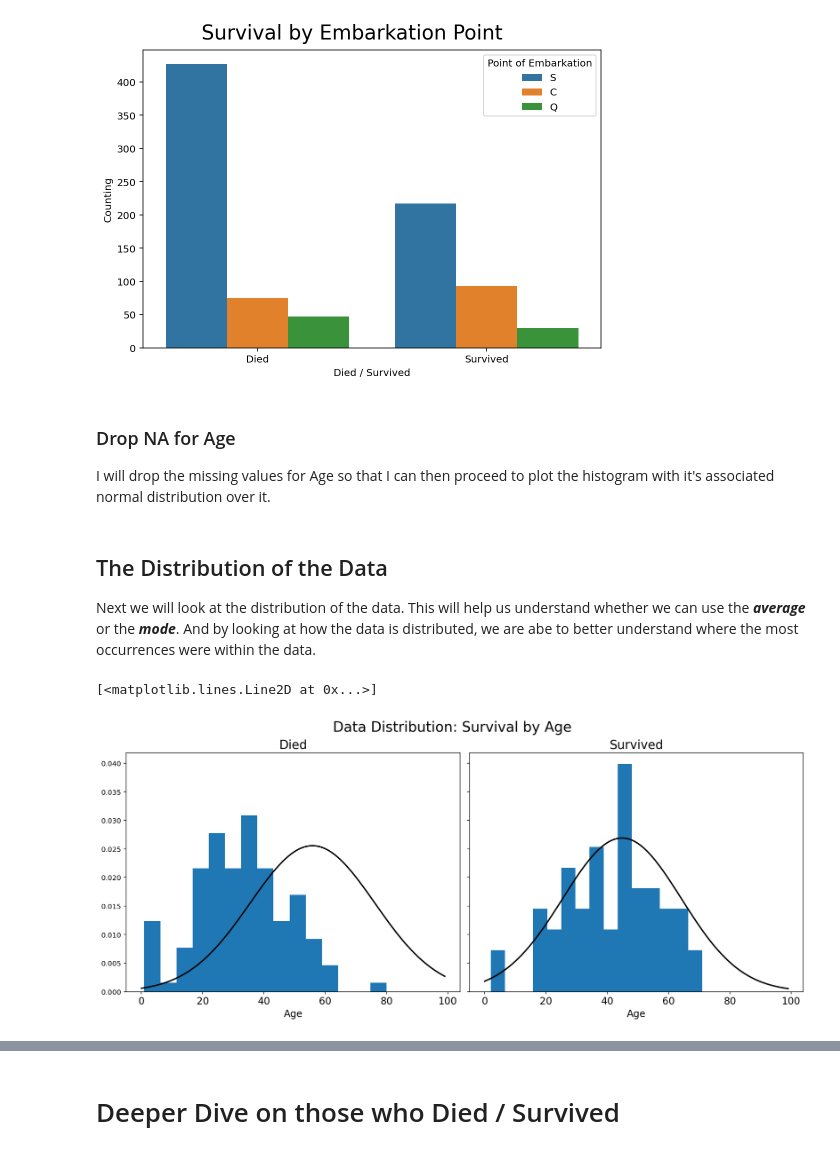
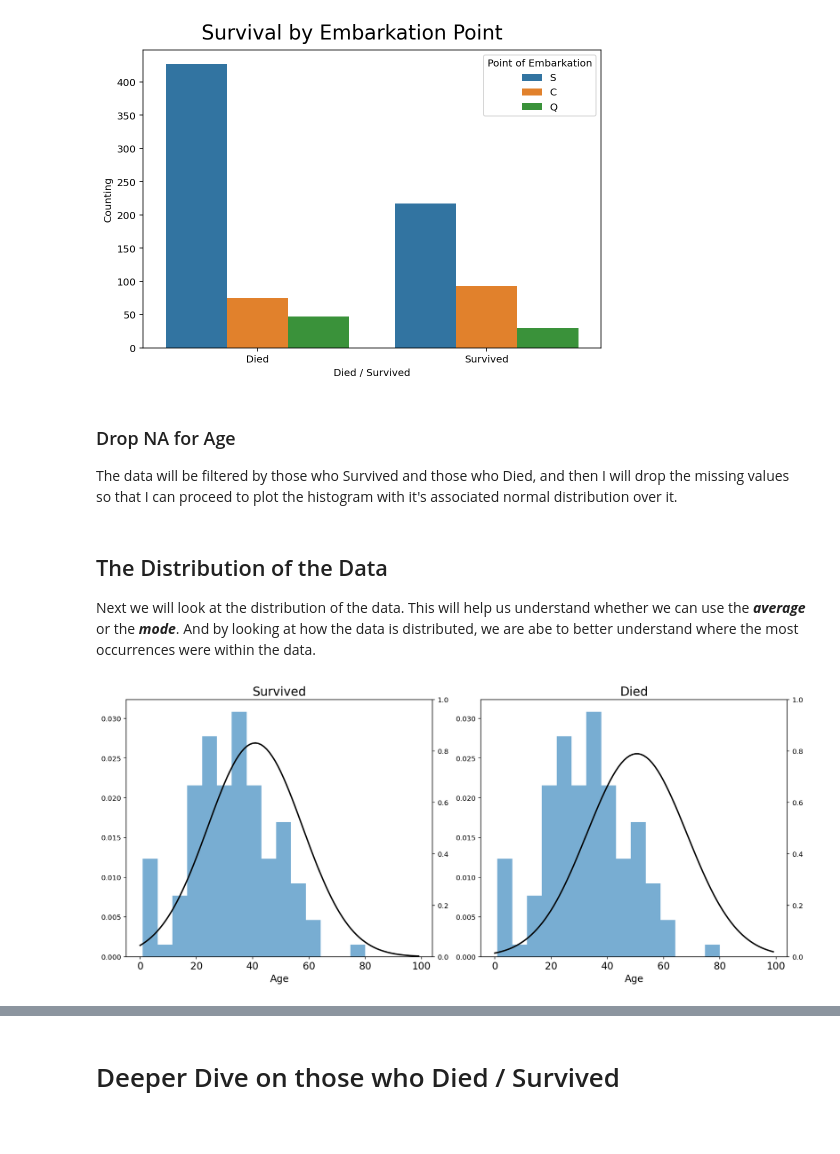
Before and after one commit to nizarhamood/Titanic, a Jupyter notebook: titanic.ipynb, the cells around one changed output, grey strips where cells are left out. Cells and saved outputs as stored; diff of their text form; code cells hidden in the pictures.

Commit message:
Added normal distribution to histogram subplots, now fixing the y-axis

```diff
--- a/titanic.ipynb
+++ b/titanic.ipynb
@@ -637,7 +637,7 @@ hue_countplot(
 [figure]
 # %% [markdown]
 ### Drop NA for Age
-I will drop the missing values for Age so that I can then proceed to plot the histogram with it's associated normal distribution over it.
+The data will be filtered by those who Survived and those who Died, and then I will drop the missing values so that I can proceed to plot the histogram with it's associated normal distribution over it.
 # %%
 age_surv_data = train.query('Survived == 1')
 age_surv_data = age_surv_data.dropna()
@@ -648,58 +648,45 @@ age_died_data = age_died_data.dropna()
 ## The Distribution of the Data
 Next we will look at the distribution of the data. This will help us understand whether we can use the <b><i>average</b></i> or the <b><i>mode</b></i>. And by looking at how the data is distributed, we are abe to better understand where the most occurrences were within the data.
 # %%
-
 # Data Column
 age_surv_data_col = age_surv_data['Age']
 age_died_data_col = age_died_data['Age']
 
-# Subplot formmating
-fig, axs = plt.subplots(nrows=1, ncols=2, figsize=(14,6), constrained_layout=True, sharey=True) # sharey (because the y-axis are shared)
+fig, (axs1, axs2) = plt.subplots(nrows=1, ncols=2, figsize=(14,6), constrained_layout=True, sharey=False) # sharey (because the y-axis are shared)
 
-# Normally distributed fitting of data
+
+# ax1: Histogram Parameters, Detailed formatting, Titles, Tick parameters, X Labels
+
+age_surv = axs1.hist(data = age_surv_data, x = 'Age', bins = 15, alpha = 0.6, density=True)
+axs1.set_title('Survived', fontsize=17.5)
+axs1.tick_params(axis = 'x', labelsize = 14)
+axs1.set_xlabel('Age', size = 14)
+axs1.twinx()
+
 mu_age_surv, std_age_surv = norm.fit(age_surv_data_col)
-mu_age_died, std_age_died = norm.fit(age_died_data_col)
 
-# Histogram Parameters
-age_surv = axs[0].hist(data = age_surv_data, x = 'Age', density = True, bins = 15)
-age_died = axs[1].hist(data = age_died_data, x = 'Age', density = True, bins = 15)
+xmin_surv, xmax_surv = plt.xlim()
+x_surv = np.linspace(xmin_surv, xmax_surv, 100)
+p_surv = norm.pdf(x_surv, mu_age_surv, std_age_surv)
 
-# Detailed formatting
-figtitle = fig.suptitle('Data Distribution: Survival by Age', fontsize = 20)
+axs1.plot(p_surv, 'k', linewidth = 2)
 
-# Titles
-axs[0].set_title('Died', fontsize=17.5)
-axs[1].set_title('Survived', fontsize=17.5)
+# ax2: Histogram Parameters, Detailed formatting, Titles, Tick parameters, X Labels
 
-# Tick parameters
-axs[0].tick_params(axis = 'x', labelsize = 14)
-axs[1].tick_params(axis = 'x', labelsize = 14)
+age_surv = axs2.hist(data = age_surv_data, x = 'Age', bins = 15, alpha = 0.6, density = True)
+axs2.set_title('Died', fontsize=17.5)
+axs2.tick_params(axis = 'x', labelsize = 14)
+axs2.set_xlabel('Age', size = 14)
+axs2.twinx()
 
-# X Labels
-axs[0].set_xlabel('Age', size = 14)
-axs[1].set_xlabel('Age', size = 14)
-
-'''
-Normal distribution for both graphs on subplots below
-'''
-
-# Died Normal distribution overlay
 mu_age_died, std_age_died = norm.fit(age_died_data_col)
 
 xmin_died, xmax_died = plt.xlim()
 x_died = np.linspace(xmin_died, xmax_died, 100)
 p_died = norm.pdf(x_died, mu_age_died, std_age_died)
 
-axs[0].plot(p_died, 'k', linewidth = 2)
+axs2.plot(p_died, 'k', linewidth = 2)
 
-# Survived Normal distribution overlay
-mu_age_surv, std_age_surv = norm.fit(age_surv_data_col)
-
-xmin_surv, xmax_surv = plt.xlim()
-x_surv = np.linspace(xmin_surv, xmax_surv, 100)
-p_surv = norm.pdf(x_surv, mu_age_surv, std_age_surv)
-
-axs[1].plot(p_surv, 'k', linewidth = 2)
+plt.show()
 # %% [output]
-[<matplotlib.lines.Line2D at 0x...>]
-[figure, old version]
+[figure, new version]
```
Also changed, not shown: parts of 1 cell of this notebook, 3 other files.
